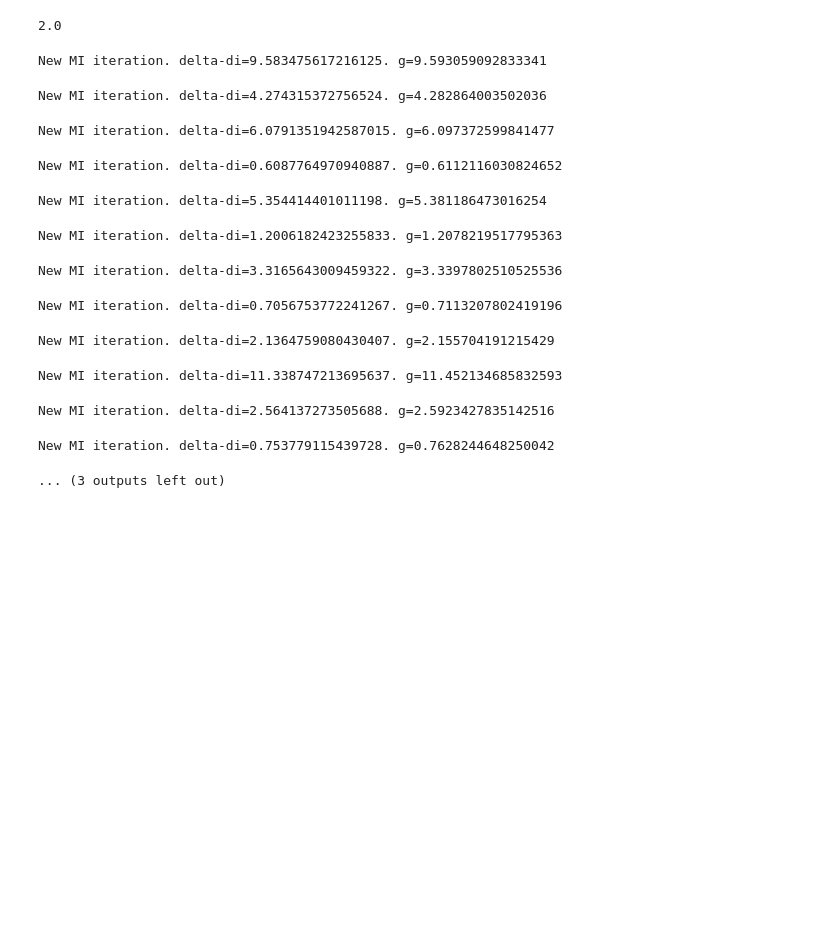
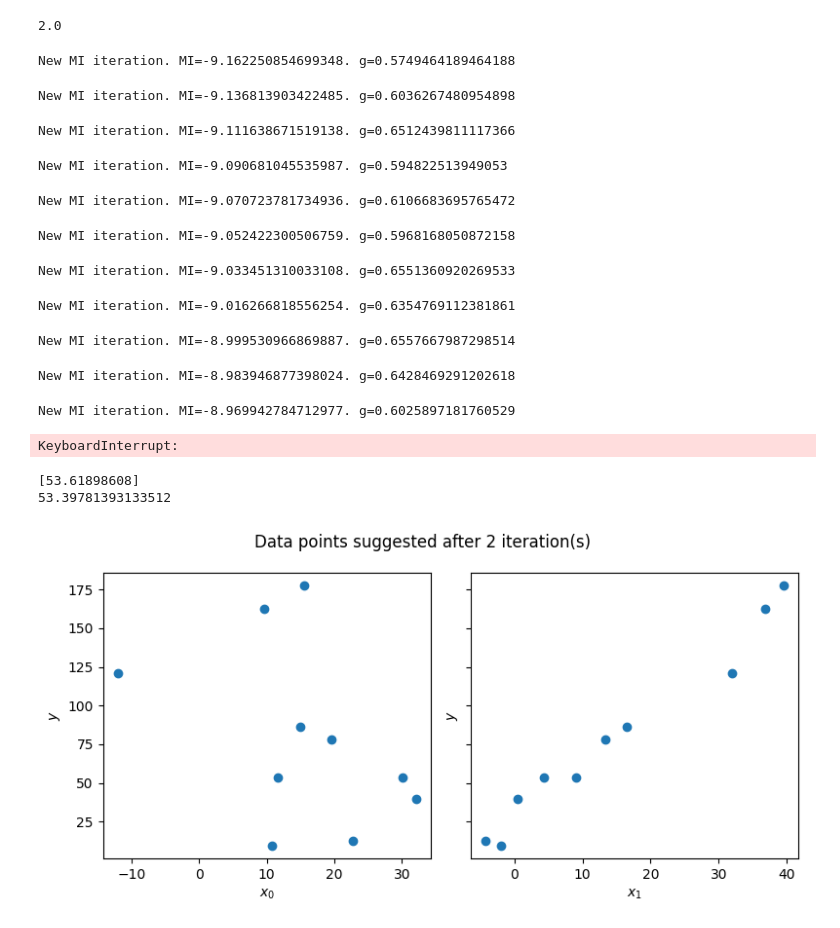
Before and after one commit to Snailed/bayesian-optimal-design-pocs, a Jupyter notebook: python/Week 4, second attempt.ipynb, the cells around one changed output. Cells and saved outputs as stored; diff of their text form; code cells hidden in the pictures; blank space fills up the shorter version.

```diff
--- a/python/Week 4, second attempt.ipynb
+++ b/python/Week 4, second attempt.ipynb
@@ -165,30 +378,71 @@ np.mean(np.array([[1, 2], [2,3]]))
 # %%
 #d0 = np.array([[1,1], [2,2], [3,9]])
 d0 = np.random.rand(10,2)*20
-A_prior = np.array([[5, -2, 1],
-              [-2, 4, -1],
-              [1, -1, 3]]) * 10
+#A_prior = np.array([[5, -2, 1],
+#              [-2, 4, -1],
+#              [1, -1, 3]])
+A_prior = np.eye(3)
 mean_prior = np.array([2, 5, 6])
 optimal_params = []
+data_sets = []
 dis = []
+g_norms = []
+elbos = []
 def callback(di, g):
     if len(dis) > 0:
-        print("New MI iteration. delta-di=%s. g=%s" % (np.linalg.norm(dis[-1] - di), np.linalg.norm(g)))
+        print("New MI iteration. MI=%s. g=%s" % (mut_2(augment_d(di), A_prior @ A_prior.T), np.linalg.norm(g)))
     dis.append(di)
     return True
-optimizer(d0, MI_grad, callback=callback, label="Optimizing for d", rate=10, iters=50)
+optimizer(d0, MI_grad, callback=callback, label="Optimizing for d", iters=500, rate=10, decay=1.5)
 # %% [output]
-New MI iteration. delta-di=9.583475617216125. g=9.593059092833341
+New MI iteration. MI=-9.162250854699348. g=0.5749464189464188
-New MI iteration. delta-di=4.274315372756524. g=4.282864003502036
+New MI iteration. MI=-9.136813903422485. g=0.6036267480954898
-New MI iteration. delta-di=6.0791351942587015. g=6.097372599841477
+New MI iteration. MI=-9.111638671519138. g=0.6512439811117366
-New MI iteration. delta-di=0.6087764970940887. g=0.6112116030824652
+New MI iteration. MI=-9.090681045535987. g=0.594822513949053
-New MI iteration. delta-di=5.354414401011198. g=5.381186473016254
+New MI iteration. MI=-9.070723781734936. g=0.6106683695765472
-New MI iteration. delta-di=1.2006182423255833. g=1.2078219517795363
+New MI iteration. MI=-9.052422300506759. g=0.5968168050872158
-New MI iteration. delta-di=3.3165643009459322. g=3.3397802510525536
+New MI iteration. MI=-9.033451310033108. g=0.6551360920269533
-New MI iteration. delta-di=0.7056753772241267. g=0.7113207802419196
+New MI iteration. MI=-9.016266818556254. g=0.6354769112381861
-New MI iteration. delta-di=2.1364759080430407. g=2.155704191215429
+New MI iteration. MI=-8.999530966869887. g=0.6557667987298514
-New MI iteration. delta-di=11.338747213695637. g=11.452134685832593
+New MI iteration. MI=-8.983946877398024. g=0.6428469291202618
-New MI iteration. delta-di=2.564137273505688. g=2.5923427835142516
+New MI iteration. MI=-8.969942784712977. g=0.6025897181760529
-New MI iteration. delta-di=0.753779115439728. g=0.7628244648250042
+KeyboardInterrupt:
-... (3 outputs left out)
+# %%
+i = 1
+d_example, y_example, (opt, _), __ = data_sets[i*50]
+fig, axes = plt.subplots(nrows=1, ncols=2, sharey=True, figsize=(8, 4))
+reg = linear_model.LinearRegression()
+reg.fit(d_example, y_example)
+print(reg.predict([d_example[0]]))
+print(y_example[0])
+#axes[0].scatter(di[:, 0],  diy, c='blue')
+axes[0].scatter(d_example[:, 0], y_example)
+xs = np.linspace(np.min(d_example), np.max(d_example), 100)
+#axes[0].plot(xs, mean[0] * xs + mean[2], label="$theta_1 x + theta_3$")
+#axes[0].plot(xs, mean_prior[0] * xs + mean_prior[2], label="$prior_1 x + prior_3$")
+#axes[0].plot(xs, opt[0] * xs + opt[1] * xs + opt[2], label="Analytical Posterior Mean")
+#axes[0].plot(xs, analytical[0] * xs + analytical[1] * xs + analytical[2], label="Analytical")
+#axes[0].plot(xs, reg.coef_[0] * xs + reg.coef_[1] * xs + reg.intercept_, label="Minimum Least Squares")
+
+axes[0].set_xlabel("$x_%s$" % (0))
+axes[0].set_ylabel("$y$")
+#axes[0].legend()
+
+axes[1].scatter(d_example[:, 1], y_example)
+xs = np.linspace(np.min(d_example), np.max(d_example), 100)
+#axes[0].plot(xs, mean[0] * xs + mean[2], label="$theta_1 x + theta_3$")
+#axes[0].plot(xs, mean_prior[0] * xs + mean_prior[2], label="$prior_1 x + prior_3$")
+#axes[1].plot(xs,opt[0] * xs + opt[1] * xs + opt[2], label="Analytical Posterior Mean")
+#axes[1].plot(xs, analytical[0] * xs + analytical[1] * xs + analytical[2], label="Analytical")
+#axes[1].plot(xs, reg.coef_[0] * xs + reg.coef_[1] * xs + reg.intercept_, label="Minimum Least Squares")
+axes[1].set_xlabel("$x_%s$" % (1))
+axes[1].set_ylabel("$y$")
+#axes[1].legend()
+plt.suptitle("Data points suggested after %s iteration(s)" % (i + 1))
+plt.tight_layout()
+plt.show()
+# %% [output]
+[53.61898608]
+53.39781393133512
+[figure, added]
 # %%
```
Also changed, not shown: parts of 39 cells of this notebook.
